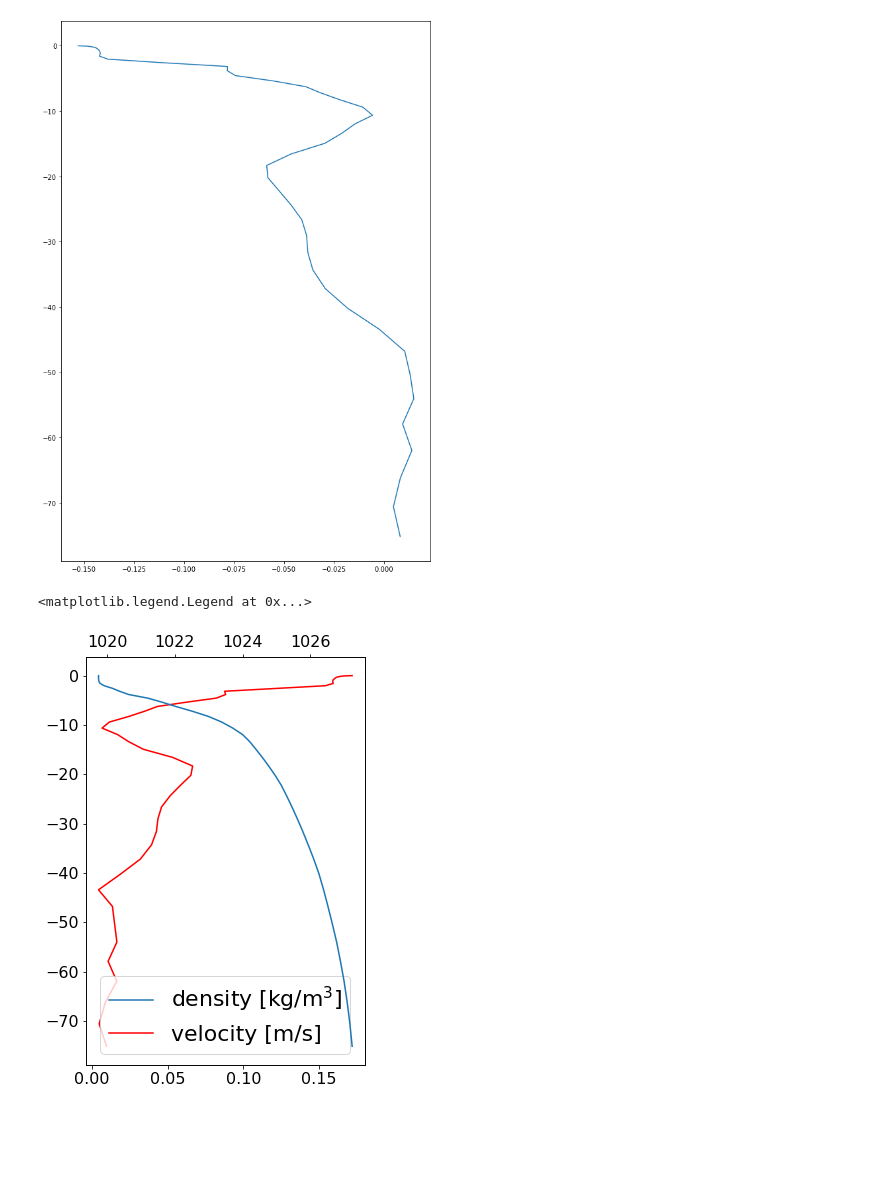
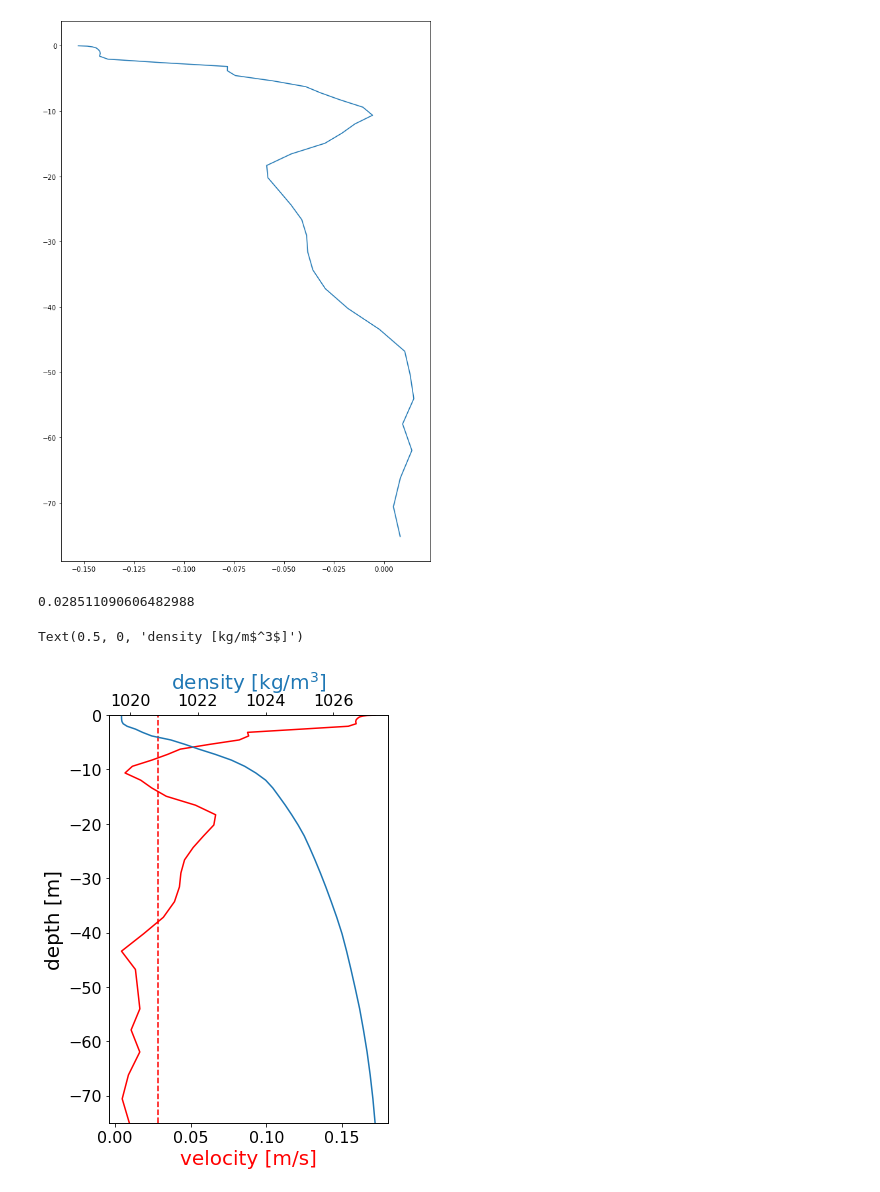
Before and after one commit to FlorianBeiser/reduced-gravity-ocean-model, a Jupyter notebook: notebooks/Oslofjord/Oslofjord-DensityProfile.ipynb, the cells around one changed output. Cells and saved outputs as stored; diff of their text form; code cells hidden in the pictures; blank space fills up the shorter version.

Commit message:
minor adaptions in plot

```diff
--- a/notebooks/Oslofjord/Oslofjord-DensityProfile.ipynb
+++ b/notebooks/Oslofjord/Oslofjord-DensityProfile.ipynb
@@ -134,19 +134,29 @@ plt.plot(nc["u"][t,:,y0:y1, x0:x1][:,x_loc,145], nc["Cs_r"][:].data * nc["h"][y0
 # %% [output]
 [<matplotlib.lines.Line2D at 0x...>]
 [figure]
+# %%
+np.sqrt(nc["ubar"][t,y0:y1, x0:x1][x_loc,145]**2 + nc["vbar"][t,y0:y1, x0:x1][x_loc,145]**2 )
+# %% [output]
+0.028511090606482988
 # %%
 fig, ax1 = plt.subplots(figsize=(5,7.5))
 
 ax1.plot(np.sqrt(nc["u"][t,:,y0:y1, x0:x1][:,x_loc,145]**2 + nc["v"][t,:,y0:y1, x0:x1][:,x_loc,145]**2), nc["Cs_r"][:].data * nc["h"][y0:y1, x0:x1][x_loc, 145], label="velocity [m/s]", c="red")
 ax1.tick_params(axis='both', which='major', labelsize=16)
+ax1.axvline(np.sqrt(nc["ubar"][t,y0:y1, x0:x1][x_loc,145]**2 + nc["vbar"][t,y0:y1, x0:x1][x_loc,145]**2), ls="--", c="red")
+ax1.set_ylim((-75,0))
+ax1.set_ylabel("depth [m]", fontsize=20)
+ax1.set_xlabel("velocity [m/s]", color="red", fontsize=20)
 
 ax2 = ax1.twiny()
 ax2.plot(s_pot_densities[:,x_loc,145], nc["Cs_r"][:].data * nc["h"][y0:y1, x0:x1][x_loc, 145], label =r"density [kg/m$^3$]")
 ax2.tick_params(axis='both', which='major', labelsize=16)
+ax2.set_xlabel(r"density [kg/m$^3$]", color="C0", fontsize=20)
 
-lines_1, labels_1 = ax1.get_legend_handles_labels()
-lines_2, labels_2 = ax2.get_legend_handles_labels()
-ax1.legend(lines_2 + lines_1, labels_2 + labels_1, loc=8, fontsize=22)
+
+# lines_1, labels_1 = ax1.get_legend_handles_labels()
+# lines_2, labels_2 = ax2.get_legend_handles_labels()
+# ax1.legend(lines_2 + lines_1, labels_2 + labels_1, loc=8, fontsize=22)
 # %% [output]
-<matplotlib.legend.Legend at 0x...>
+Text(0.5, 0, 'density [kg/m$^3$]')
-[figure, old version]
+[figure, new version]
```
Also changed, not shown: parts of 1 cell of this notebook.
